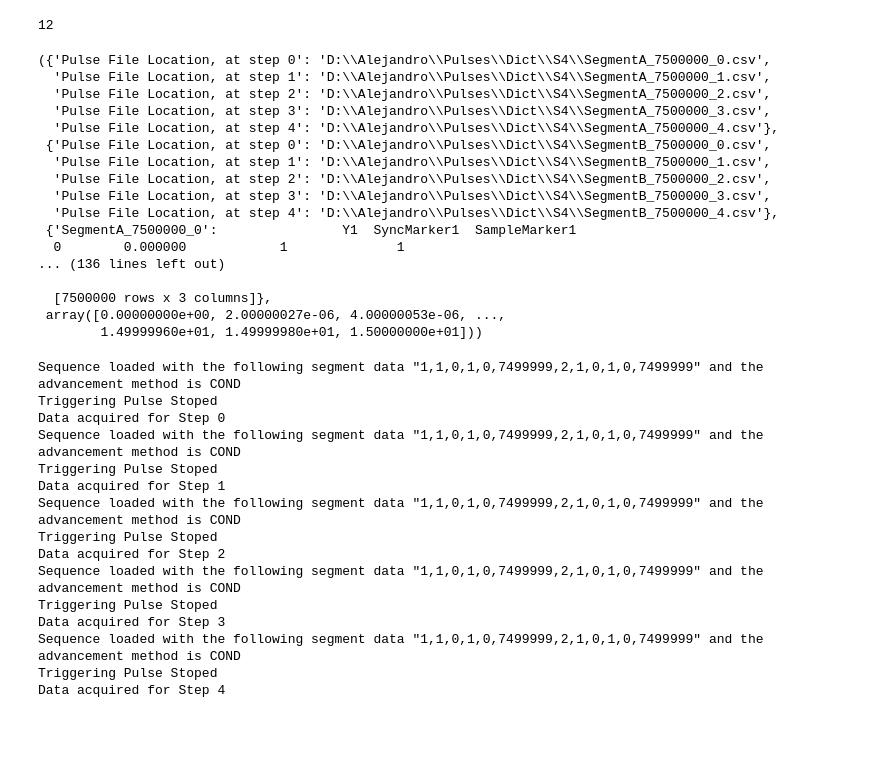
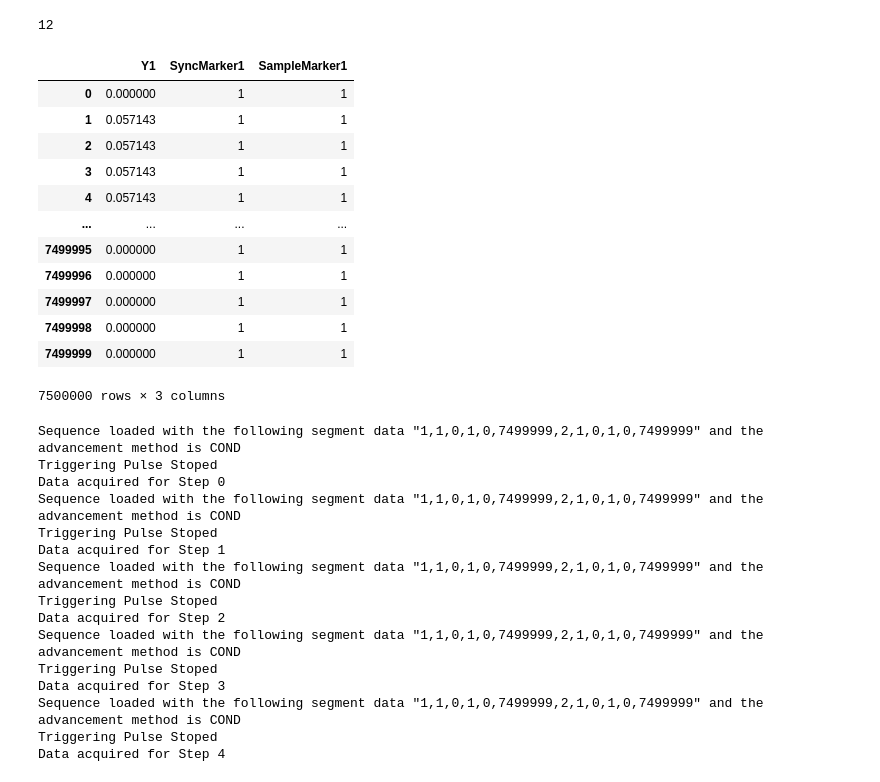
Before and after one commit to Holcan/STM, a Jupyter notebook: M8190/Box1.ipynb, the cells around one changed output. Cells and saved outputs as stored; diff of their text form; code cells hidden in the pictures; blank space fills up the shorter version.

```diff
--- a/M8190/Box1.ipynb
+++ b/M8190/Box1.ipynb
@@ -618,25 +618,21 @@ def Sequence_Loader_File_DAQms_np(instrument,DAQ_settings,sampling_rate,playingt
 # %%
 sweeping_run = Sequence_File_List(PList_secondsA,PList_secondsB,10,15,7500000,0,4,AWG_Settings4)
 # %%
-sweeping_run
+sweeping_run[2]['SegmentA_7500000_0']
 # %% [output]
+|  | Y1 | SyncMarker1 | SampleMarker1 |
+| 0 | 0.000000 | 1 | 1 |
+| 1 | 0.057143 | 1 | 1 |
+| 2 | 0.057143 | 1 | 1 |
+| 3 | 0.057143 | 1 | 1 |
+| 4 | 0.057143 | 1 | 1 |
+| ... | ... | ... | ... |
+| 7499995 | 0.000000 | 1 | 1 |
+| 7499996 | 0.000000 | 1 | 1 |
+| 7499997 | 0.000000 | 1 | 1 |
+| 7499998 | 0.000000 | 1 | 1 |
+| 7499999 | 0.000000 | 1 | 1 |
-({'Pulse File Location, at step 0': 'D:\\Alejandro\\Pulses\\Dict\\S4\\SegmentA_7500000_0.csv',
-  'Pulse File Location, at step 1': 'D:\\Alejandro\\Pulses\\Dict\\S4\\SegmentA_7500000_1.csv',
-  'Pulse File Location, at step 2': 'D:\\Alejandro\\Pulses\\Dict\\S4\\SegmentA_7500000_2.csv',
-  'Pulse File Location, at step 3': 'D:\\Alejandro\\Pulses\\Dict\\S4\\SegmentA_7500000_3.csv',
-  'Pulse File Location, at step 4': 'D:\\Alejandro\\Pulses\\Dict\\S4\\SegmentA_7500000_4.csv'},
- {'Pulse File Location, at step 0': 'D:\\Alejandro\\Pulses\\Dict\\S4\\SegmentB_7500000_0.csv',
-  'Pulse File Location, at step 1': 'D:\\Alejandro\\Pulses\\Dict\\S4\\SegmentB_7500000_1.csv',
-  'Pulse File Location, at step 2': 'D:\\Alejandro\\Pulses\\Dict\\S4\\SegmentB_7500000_2.csv',
-  'Pulse File Location, at step 3': 'D:\\Alejandro\\Pulses\\Dict\\S4\\SegmentB_7500000_3.csv',
-  'Pulse File Location, at step 4': 'D:\\Alejandro\\Pulses\\Dict\\S4\\SegmentB_7500000_4.csv'},
- {'SegmentA_7500000_0':                Y1  SyncMarker1  SampleMarker1
-  0        0.000000            1              1
-... (136 lines left out)
-
-  [7500000 rows x 3 columns]},
- array([0.00000000e+00, 2.00000027e-06, 4.00000053e-06, ...,
-        1.49999960e+01, 1.49999980e+01, 1.50000000e+01]))
+7500000 rows × 3 columns
 # %%
 haberms = Sequence_Loader_File_DAQms_np(M8190A,DAQ_Settings1,400000,32,sweeping_run[0],sweeping_run[1])
 # %% [output]
```
Also changed, not shown: 12 other files.
